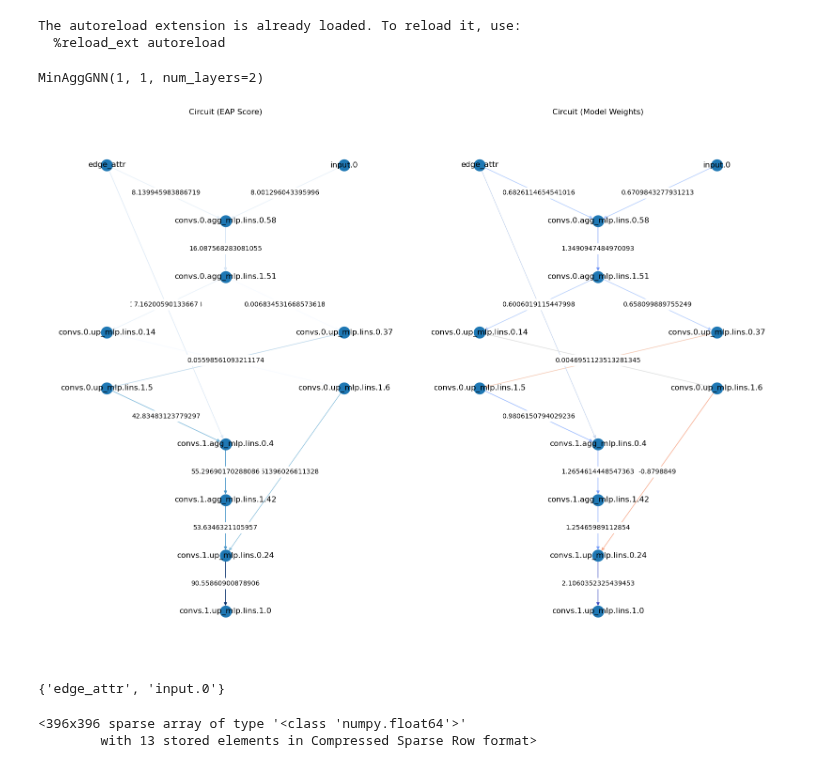
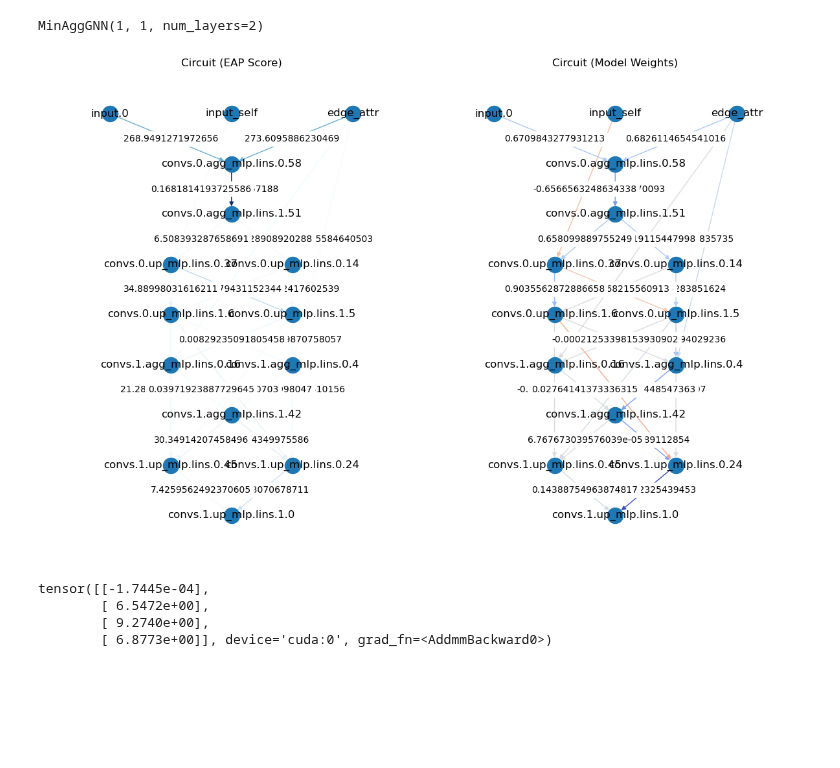
Before and after one commit to pnnl/MINAR, a Jupyter notebook: computation_graph_test.ipynb, the cells around one changed output. Drawn from its saved outputs; the diff is of its cells as text; code cells hidden in the pictures; blank space fills up the shorter version.

Commit message:
implement circuit and refactor

```diff
--- a/computation_graph_test.ipynb
+++ b/computation_graph_test.ipynb
@@ -4,7 +4,7 @@
 
 import numpy as np
 import torch
-from MinAggGNN import MinAggGNN
+from src.MinAggGNN import MinAggGNN
 import matplotlib.pyplot as plt
 
 device = torch.device('cuda')
@@ -14,11 +14,11 @@ eta = 0.0001
 epochs = 20000
 
 model = MinAggGNN(1, 8, L, 1, edge_dim = 1)
-model.load_state_dict(torch.load('model_progress/model_final.pt'))
+state_dict = torch.load('model_progress/model_final.pt')
+# state_dict = torch.load('model_progress/model_checkpoints.pt')[1]
+model.load_state_dict(state_dict)
 model.eval()
 model.to(device)
 # %% [output]
-The autoreload extension is already loaded. To reload it, use:
-  %reload_ext autoreload
+MinAggGNN(1, 1, num_layers=2)
-MinAggGNN(1, 1, num_layers=2)
 # %%
@@ -48,6 +45,0 @@ for key in all_scores[0].keys():
-# %%
-for key, score in avg_scores.items():
-    for j in range(score.shape[1]):
-        v = key + f'.weight.{j}'
-        for i, e in enumerate(G.in_edges(v)):
-            nx.set_edge_attributes(G, {e : {'eap_score' : float(score[i,j].abs())}})
@@ -59,37 +46,41 @@ C = create_circuit(G, K, key='eap_score')
+# %%
+K = 12
+# C = Circuit(model, G, K=K, key='weight')
+C = Circuit(model, G, K=K, key='EAP')
 # %%
-fig, ax = plt.subplots(1, 2, figsize=(16, 12))
+fig, ax = plt.subplots(1, 2, figsize=(12, 8))
 c_pos = nx.multipartite_layout(C, subset_key='layer', align='horizontal')
 c_pos = {node: (x,-y) for (node, (x,y)) in c_pos.items()}
 
-circuit_edges, circuit_edge_scores = zip(*nx.get_edge_attributes(C,'eap_score').items())
+circuit_edges, circuit_edge_scores = zip(*nx.get_edge_attributes(C,'EAP').items())
 nx.draw(C, pos = c_pos, ax=ax[0],
         edgelist=circuit_edges,
         edge_color=circuit_edge_scores,
         edge_cmap=plt.cm.Blues,
         with_labels=True
         )
 nx.draw_networkx_edge_labels(C, pos = c_pos, ax=ax[0],
-                             edge_labels=nx.get_edge_attributes(C,'eap_score'),
+                             edge_labels=nx.get_edge_attributes(C,'EAP'),
                              rotate=False)
 ax[0].set_title('Circuit (EAP Score)')
 
 _, circuit_edge_weights = zip(*nx.get_edge_attributes(C,'weight').items())
 abs_vmax = max(circuit_edge_weights, key=abs)
 nx.draw(C, pos = c_pos, ax=ax[1],
         edgelist = circuit_edges,
         edge_color = circuit_edge_weights,
         edge_cmap=plt.cm.coolwarm.reversed(),
         with_labels = True,
         edge_vmax = abs_vmax,
         edge_vmin = -abs_vmax
         )
 nx.draw_networkx_edge_labels(C, pos = c_pos, ax=ax[1],
                              edge_labels=nx.get_edge_attributes(C,'weight'),
                              rotate=False)
 ax[1].set_title('Circuit (Model Weights)')
 
 ax[0].margins(x=.2)
 ax[1].margins(x=.2)
 plt.tight_layout()
 # %% [output]
-[figure, old version]
+[figure, new version]
@@ -102,9 +87,9 @@ for v in G.top_sort[1]:
-# %%
-preds
-# %% [output]
-{'edge_attr', 'input.0'}
-# %%
-nx.adjacency_matrix(C_full)
-# %% [output]
-<396x396 sparse array of type '<class 'numpy.float64'>'
-        with 13 stored elements in Compressed Sparse Row format>
+# %%
+data = test_data[1]
+out = C.forward(data)
+out
+# %% [output]
+tensor([[-1.7445e-04],
+        [ 6.5472e+00],
+        [ 9.2740e+00],
+        [ 6.8773e+00]], device='cuda:0', grad_fn=<AddmmBackward0>)
```
Also changed, not shown: parts of 9 cells of this notebook, 9 other files.
